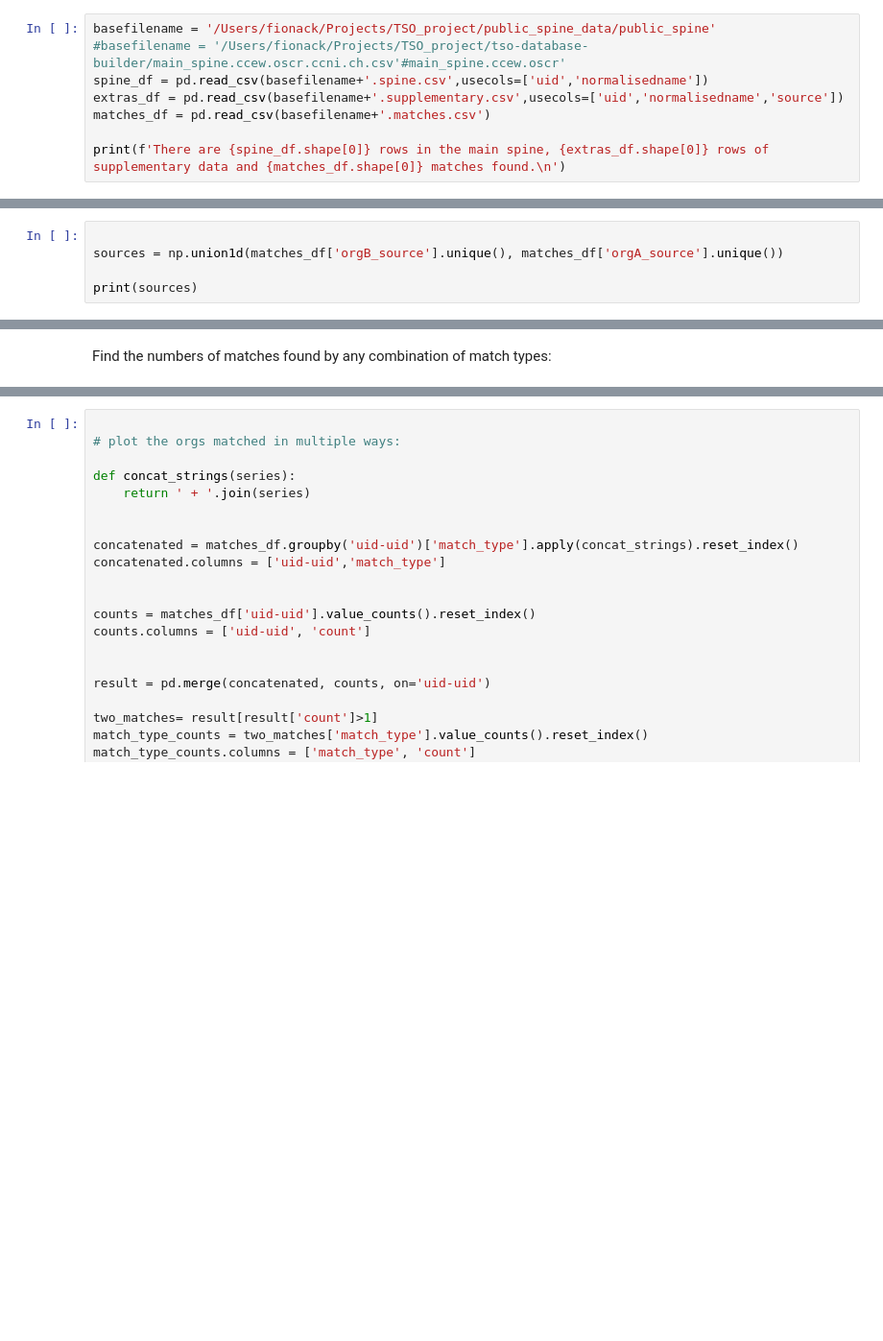
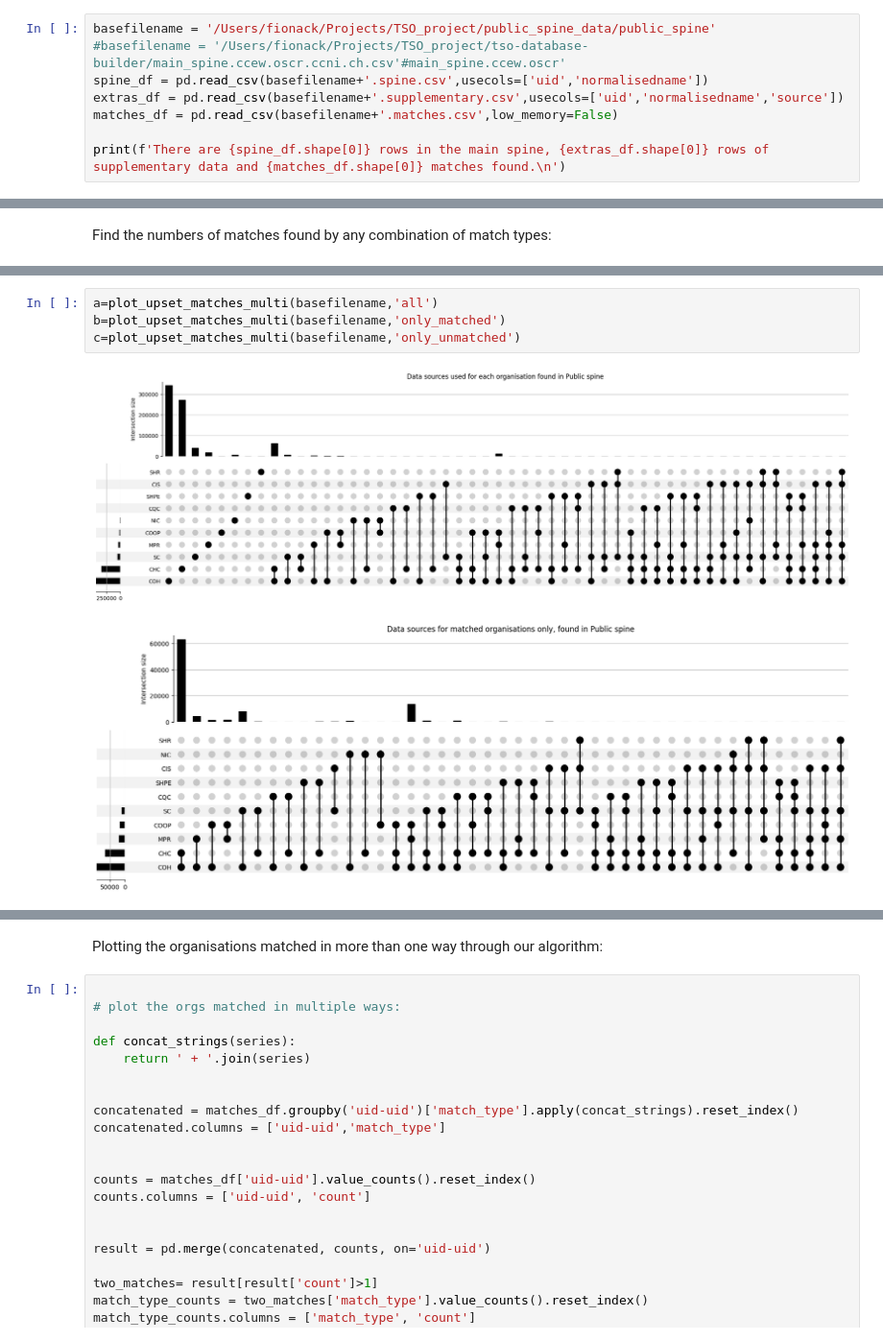
Before and after one commit to uk-third-sector-database/tso-database-builder, a Jupyter notebook: visualise/stats_and_visuals.ipynb, the cells around one changed output, grey strips where cells are left out. Shown at 96% size. Saved outputs shown, nothing was run; the diff lists cells and outputs as text; blank space fills up the shorter version.

Commit message:
plots and docs

```diff
--- a/visualise/stats_and_visuals.ipynb
+++ b/visualise/stats_and_visuals.ipynb
@@ -13,7 +13,7 @@ basefilename = '/Users/fionack/Projects/TSO_project/public_spine_data/public_spi
 #basefilename = '/Users/fionack/Projects/TSO_project/tso-database-builder/main_spine.ccew.oscr.ccni.ch.csv'#main_spine.ccew.oscr'
 spine_df = pd.read_csv(basefilename+'.spine.csv',usecols=['uid','normalisedname'])
 extras_df = pd.read_csv(basefilename+'.supplementary.csv',usecols=['uid','normalisedname','source'])
-matches_df = pd.read_csv(basefilename+'.matches.csv')
+matches_df = pd.read_csv(basefilename+'.matches.csv',low_memory=False)
 
 print(f'There are {spine_df.shape[0]} rows in the main spine, {extras_df.shape[0]} rows of supplementary data and {matches_df.shape[0]} matches found.\n')
 # %% [output]
@@ -203,5 +135,0 @@ plot_upset_matches(basefilename+'.matches.csv')
-# %%
-
-sources = np.union1d(matches_df['orgB_source'].unique(), matches_df['orgA_source'].unique())
-
-print(sources)
@@ -268,0 +266,7 @@ Name: count, Length: 104060, dtype: int64
+# %%
+a=plot_upset_matches_multi(basefilename,'all')
+b=plot_upset_matches_multi(basefilename,'only_matched')
+c=plot_upset_matches_multi(basefilename,'only_unmatched')
+# %% [output]
+[figure, added]
+[figure, added]
@@ -269,3 +274,5 @@ Name: count, Length: 104060, dtype: int64
+# %% [markdown]
+Plotting the organisations matched in more than one way through our algorithm:
 # %%
 
 # plot the orgs matched in multiple ways:
```
Also changed, not shown: parts of 17 cells of this notebook, 1 other file.
